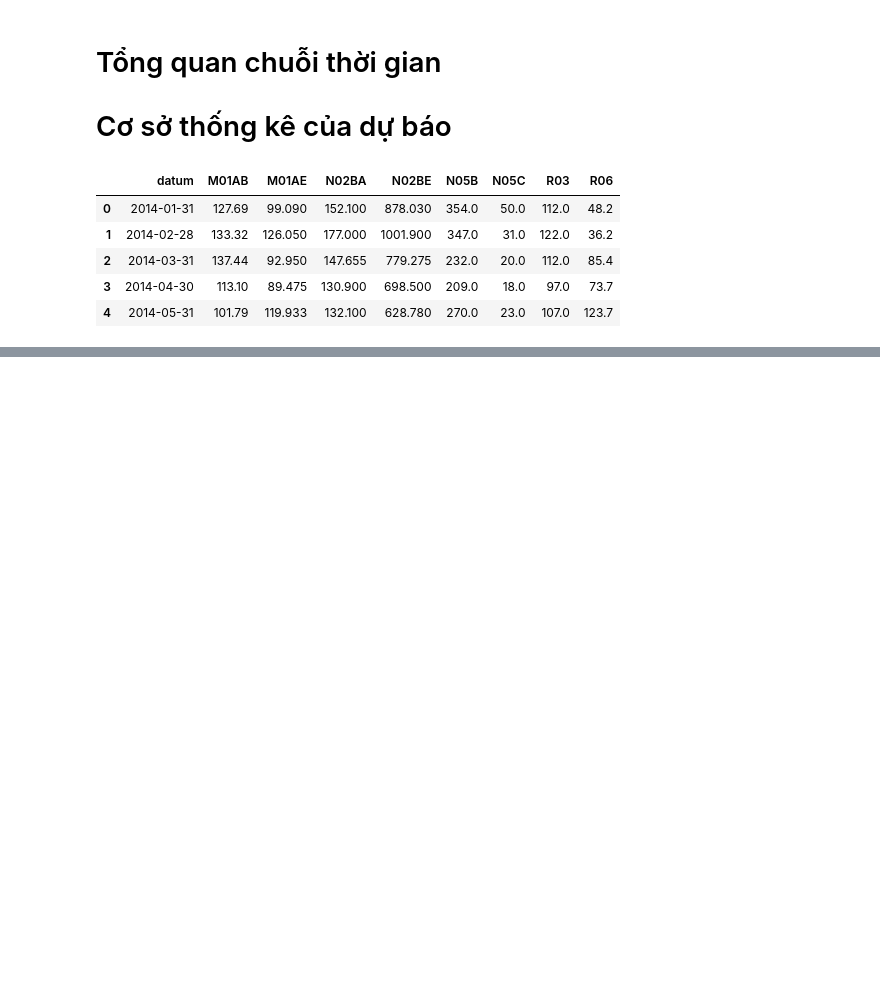
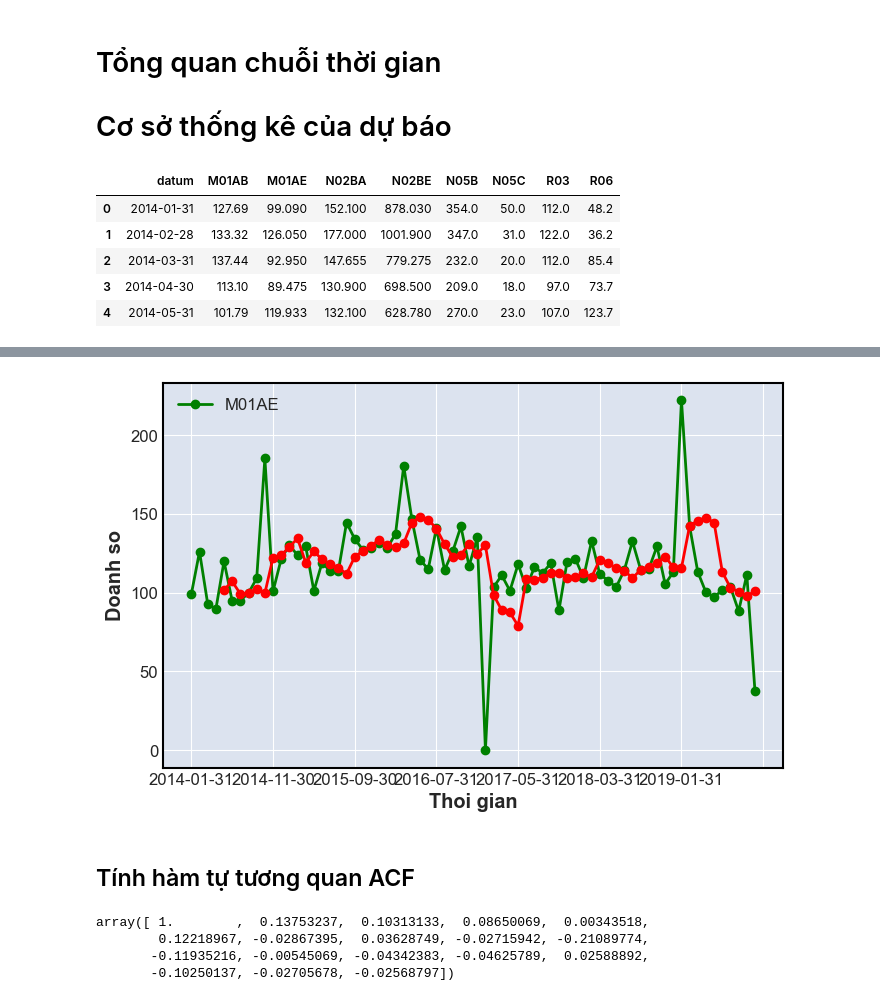
Before and after one commit to tranquocthien/Time-series-analysis, a Jupyter notebook: 2-tong-quan-chuoi-thoi-gian.ipynb, the cells around one changed output, grey strips where cells are left out. Saved outputs shown, nothing was run; the diff lists cells and outputs as text; code cells hidden in the pictures; blank space fills up the shorter version.

```diff
--- a/2-tong-quan-chuoi-thoi-gian.ipynb
+++ b/2-tong-quan-chuoi-thoi-gian.ipynb
@@ -104,0 +173,7 @@ fplt.plot(df,
+# %%
+# N là số quan sát
+N = 5;
+y = sales['M01AE'].values
+# tinh
+ma5 = np.array([y[t-4:t].mean() for t in range(4, len(y))]);
+ma5
@@ -104,0 +192,30 @@ fplt.plot(df,
+# %%
+# vẽ đồ thị
+x = np.arange(0, len(y));
+ax2 = sales.plot(x='datum', y='M01AE', color='green',style='-o', figsize=(8,5))
+ax2.set_xlabel('Thoi gian');
+ax2.set_ylabel('Doanh so');
+plt.plot(x[4:],ma5,'-ro')
+plt.show()
+# %% [output]
+[figure, added]
+# %% [markdown]
+#
+#
+## Tính hàm tự tương quan ACF
+# %%
+y = sales['M01AE'].values
+T = len(y)
+K = T//4
+ytb = y.mean();
+ACF = np.ones(K+1)
+c0 = np.sum((y-ytb)**2)/T
+for k in range(1,K+1):
+    ck = np.sum((y-ytb)[:T-k]*(y-ytb)[k:])/T
+    rk = ACF[k] = ck/c0
+ACF
+# %% [output]
+array([ 1.        ,  0.13753237,  0.10313133,  0.08650069,  0.00343518,
+        0.12218967, -0.02867395,  0.03628749, -0.02715942, -0.21089774,
+       -0.11935216, -0.00545069, -0.04342383, -0.04625789,  0.02588892,
+       -0.10250137, -0.02705678, -0.02568797])
```
Also changed, not shown: parts of 28 cells of this notebook, 2 other files.
